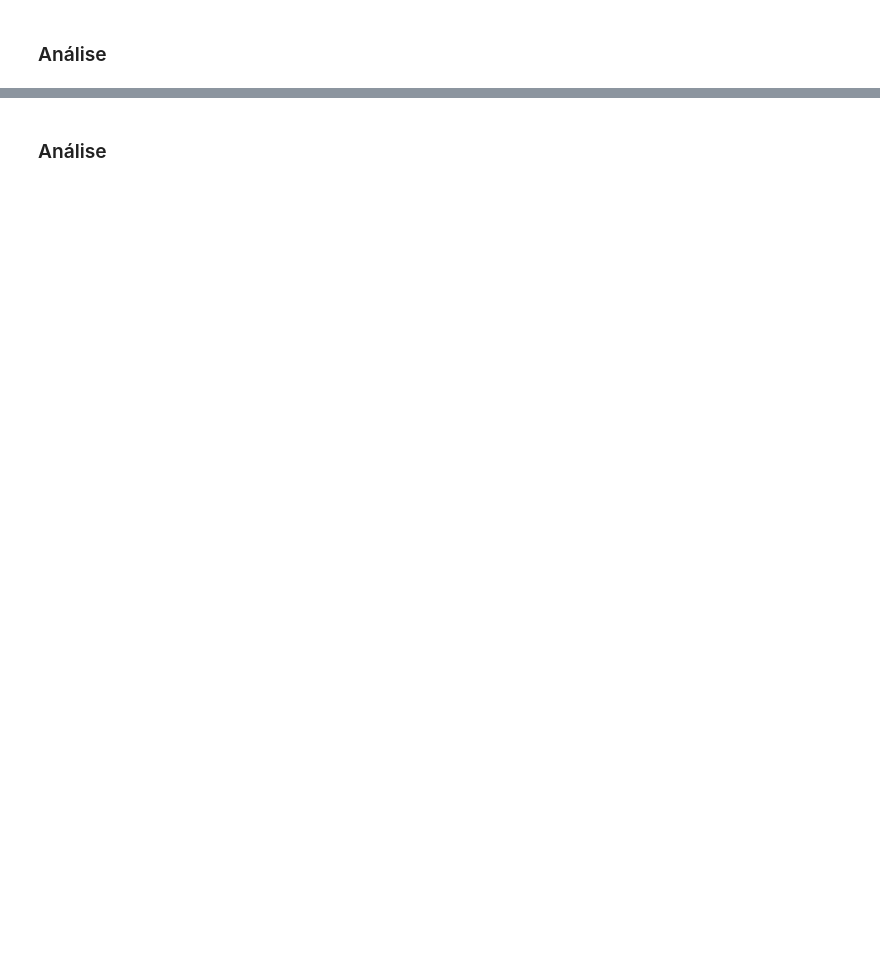
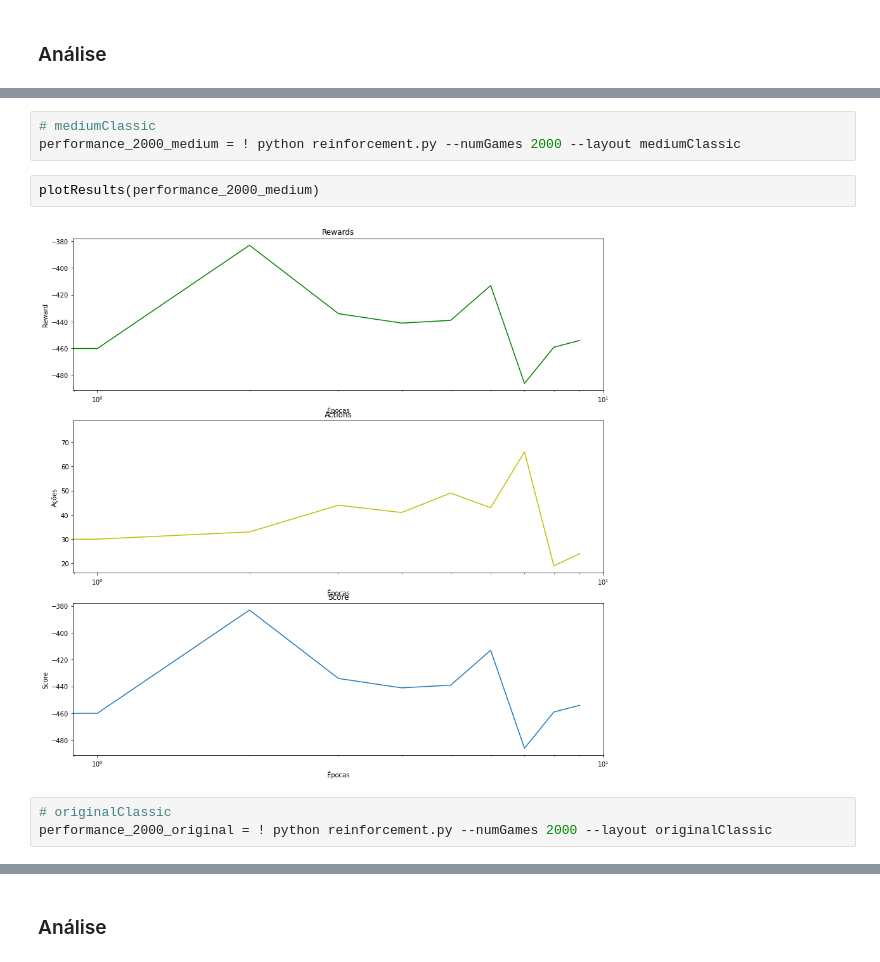
Before and after one commit to vpalmerini/pacman, a Jupyter notebook: p3.ipynb, the cells around one changed output, grey strips where cells are left out. Drawn from its saved outputs; the diff is of its cells as text; blank space fills up the shorter version.

```diff
--- a/p3.ipynb
+++ b/p3.ipynb
@@ -109,0 +133,10 @@ O agent utilizado no algoritmo está implementado no arquivo `qLearningAgents.py
+# %%
+# mediumClassic
+performance_2000_medium = ! python reinforcement.py --numGames 2000 --layout mediumClassic
+# %%
+plotResults(performance_2000_medium)
+# %% [output]
+[figure, added]
+# %%
+# originalClassic
+performance_2000_original = ! python reinforcement.py --numGames 2000 --layout originalClassic
```
Also changed, not shown: parts of 44 cells of this notebook, 5 other files.
